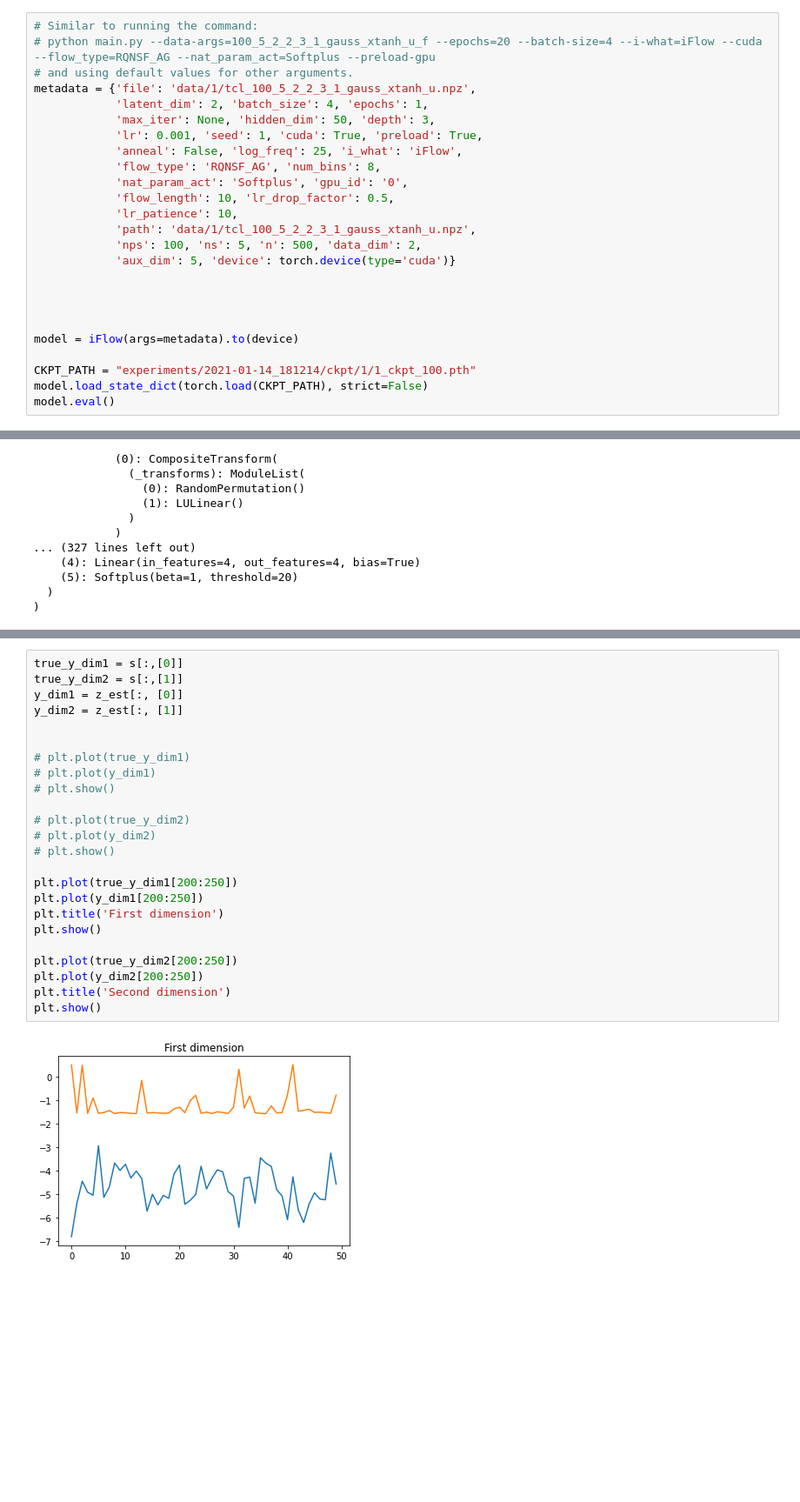
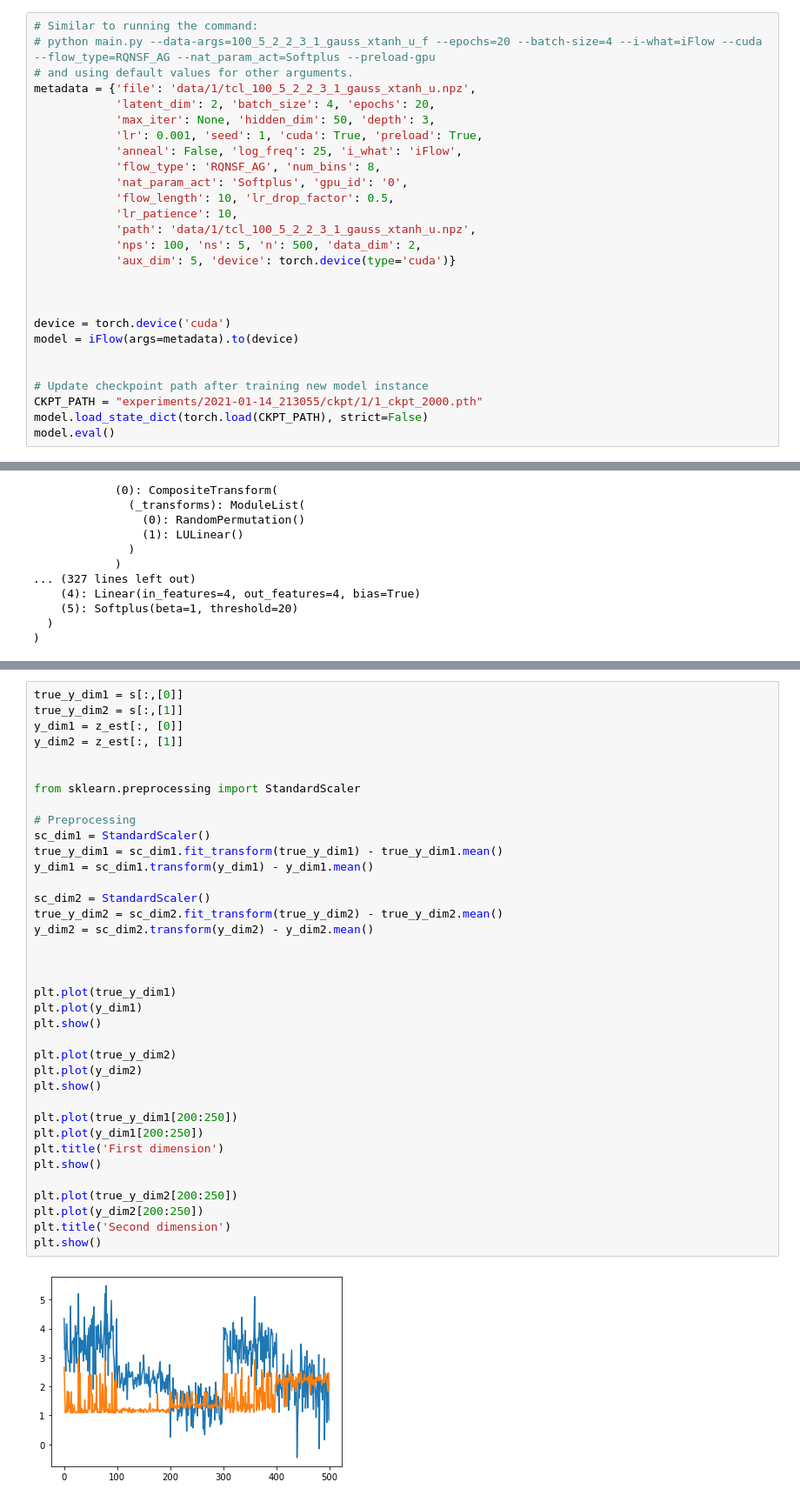
Before and after one commit to TimStolp/iFlow, a Jupyter notebook: Figure_3_visualization.ipynb, the cells around one changed output, grey strips where cells are left out. Shown: that part at 87% size. Drawn from its saved outputs; the diff is of its cells as text; blank space fills up the shorter version.

Commit message:
Updated Visualization Figure 3 with data scaling

```diff
--- a/Figure_3_visualization.ipynb
+++ b/Figure_3_visualization.ipynb
@@ -40,7 +62,7 @@ def correlation_coefficients(x, y, method='pearson'):
 # python main.py --data-args=100_5_2_2_3_1_gauss_xtanh_u_f --epochs=20 --batch-size=4 --i-what=iFlow --cuda --flow_type=RQNSF_AG --nat_param_act=Softplus --preload-gpu
 # and using default values for other arguments.
 metadata = {'file': 'data/1/tcl_100_5_2_2_3_1_gauss_xtanh_u.npz',
-            'latent_dim': 2, 'batch_size': 4, 'epochs': 1,
+            'latent_dim': 2, 'batch_size': 4, 'epochs': 20,
             'max_iter': None, 'hidden_dim': 50, 'depth': 3,
             'lr': 0.001, 'seed': 1, 'cuda': True, 'preload': True,
             'anneal': False, 'log_freq': 25, 'i_what': 'iFlow',
@@ -54,10 +76,12 @@ metadata = {'file': 'data/1/tcl_100_5_2_2_3_1_gauss_xtanh_u.npz',
 
 
 
-
+device = torch.device('cuda')
 model = iFlow(args=metadata).to(device)
 
-CKPT_PATH = "experiments/2021-01-14_181214/ckpt/1/1_ckpt_100.pth"
+
+# Update checkpoint path after training new model instance
+CKPT_PATH = "experiments/2021-01-14_213055/ckpt/1/1_ckpt_2000.pth"
 model.load_state_dict(torch.load(CKPT_PATH), strict=False)
 model.eval()
 # %% [output]
@@ -135,26 +159,39 @@ DONE.
 # %%
 true_y_dim1 = s[:,[0]]
 true_y_dim2 = s[:,[1]]
 y_dim1 = z_est[:, [0]]
 y_dim2 = z_est[:, [1]]
 
 
-# plt.plot(true_y_dim1)
-# plt.plot(y_dim1)
-# plt.show()
+from sklearn.preprocessing import StandardScaler
 
-# plt.plot(true_y_dim2)
-# plt.plot(y_dim2)
-# plt.show()
+# Preprocessing
+sc_dim1 = StandardScaler()
+true_y_dim1 = sc_dim1.fit_transform(true_y_dim1) - true_y_dim1.mean()
+y_dim1 = sc_dim1.transform(y_dim1) - y_dim1.mean()
+
+sc_dim2 = StandardScaler()
+true_y_dim2 = sc_dim2.fit_transform(true_y_dim2) - true_y_dim2.mean()
+y_dim2 = sc_dim2.transform(y_dim2) - y_dim2.mean()
+
+
+
+plt.plot(true_y_dim1)
+plt.plot(y_dim1)
+plt.show()
+
+plt.plot(true_y_dim2)
+plt.plot(y_dim2)
+plt.show()
 
 plt.plot(true_y_dim1[200:250])
 plt.plot(y_dim1[200:250])
 plt.title('First dimension')
 plt.show()
 
 plt.plot(true_y_dim2[200:250])
 plt.plot(y_dim2[200:250])
 plt.title('Second dimension')
 plt.show()
 # %% [output]
-[figure, old version]
+[figure, new version]
```
Also changed, not shown: parts of 4 cells of this notebook.
